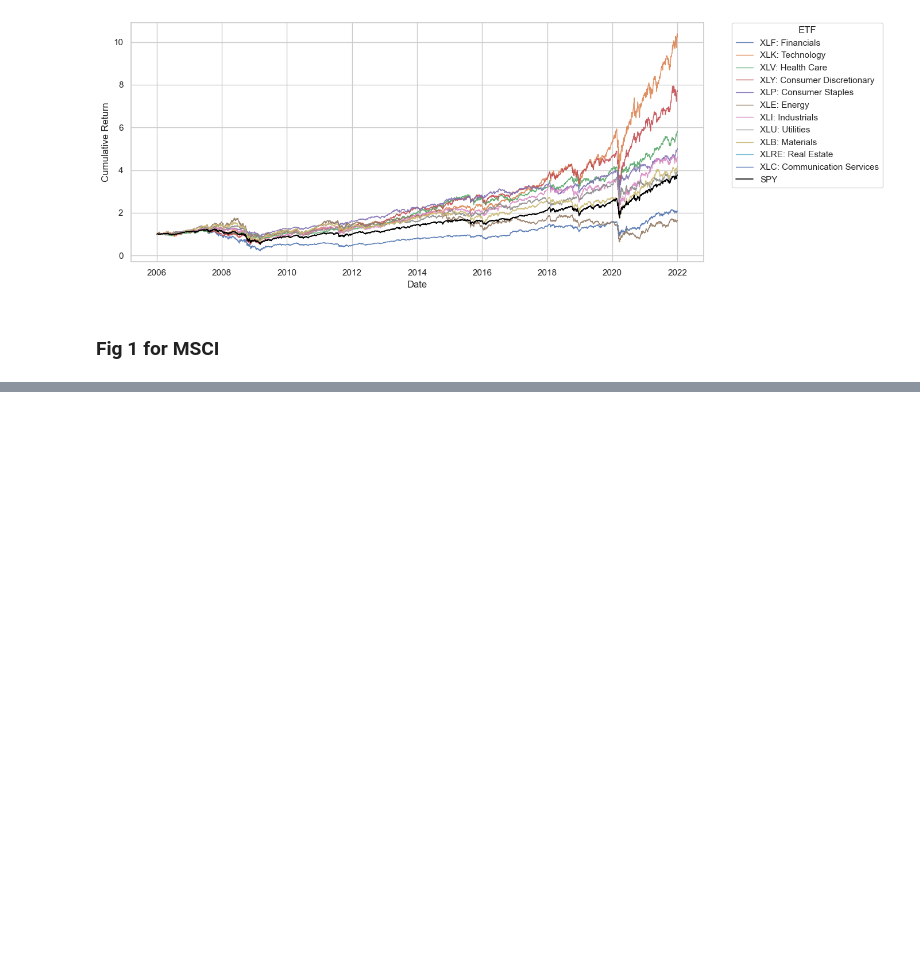
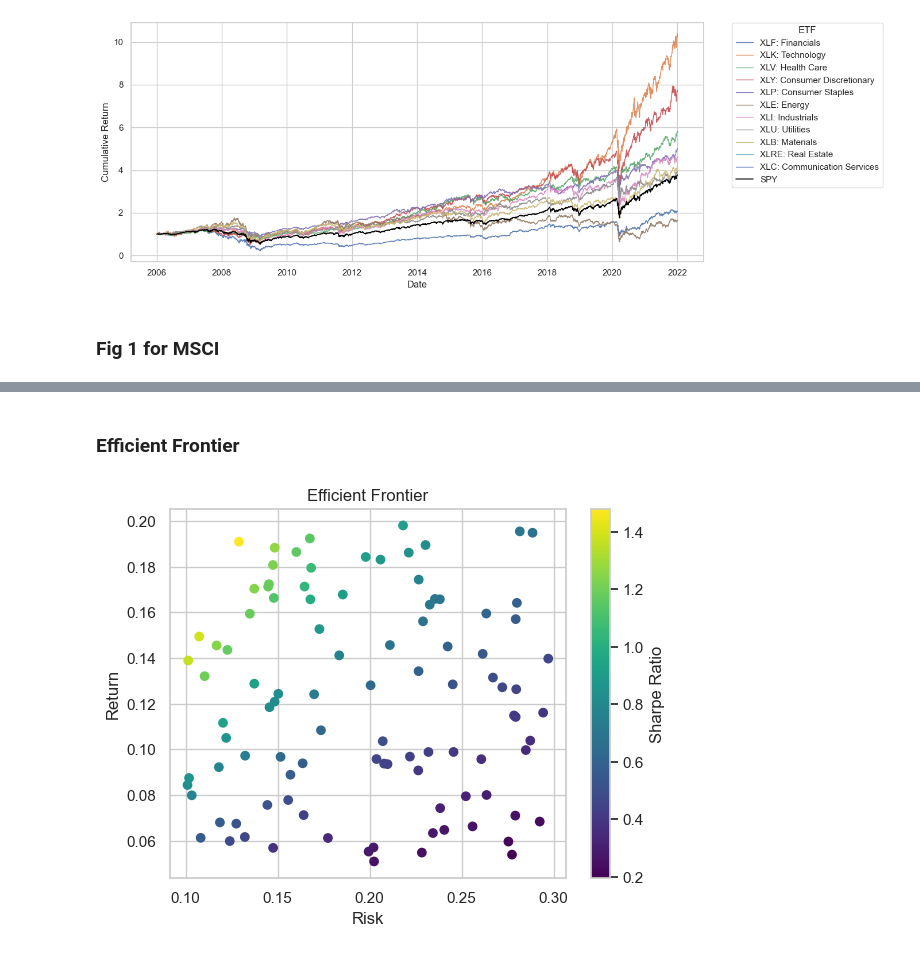
Before and after one commit to hikotei/2025-rl-portfolio-opt, a Jupyter notebook: notebooks/make_plots.ipynb, the cells around one changed output, grey strips where cells are left out. Cells and saved outputs as stored; diff of their text form; code cells hidden in the pictures; blank space fills up the shorter version.

```diff
--- a/notebooks/make_plots.ipynb
+++ b/notebooks/make_plots.ipynb
@@ -117,0 +189,17 @@ plt.show()
+# %% [markdown]
+### Efficient Frontier
+# %%
+import pandas as pd
+import numpy as np
+import scipy
+import matplotlib.pyplot as plt
+
+def ret(r,w):
+    return r.dot(w)
+# Risk level - or volatility
+def vol(w,covar):
+    return np.sqrt(np.dot(w,np.dot(w,covar)))
+def sharpe (ret,vol):
+    return ret/vol
+# %% [output]
+[figure, added]
```
Also changed, not shown: parts of 5 cells of this notebook, 20 other files.
